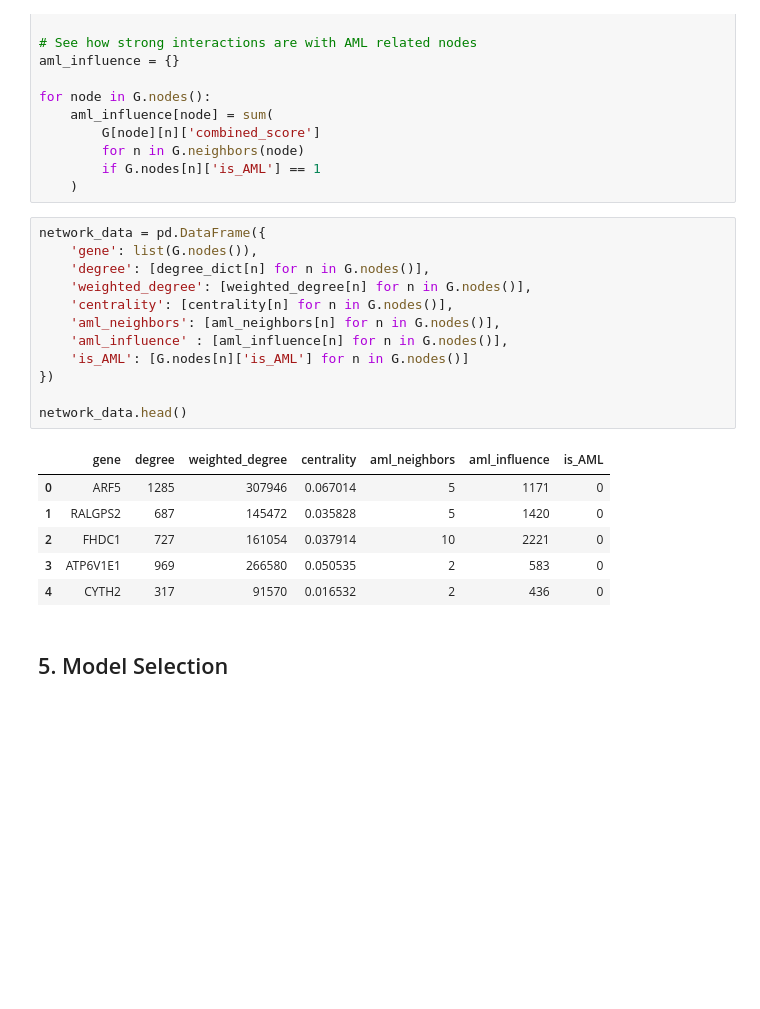
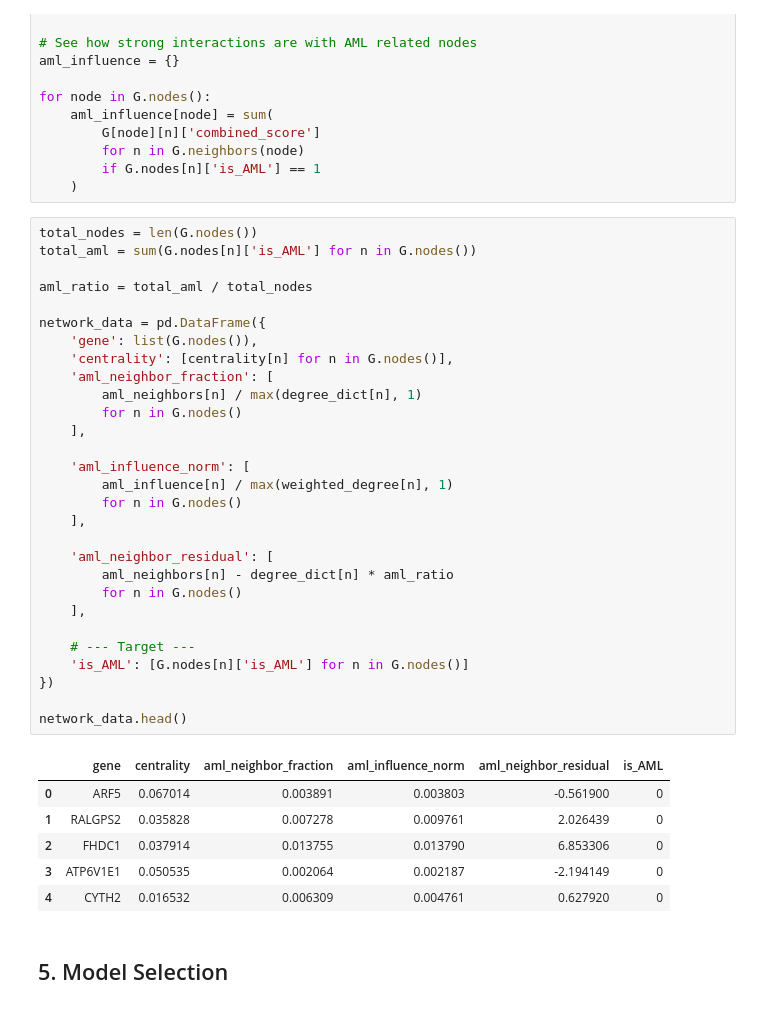
Before and after one commit to JuanSeguraA/ppi-cancer-prediction, a Jupyter notebook: ppi_cancer_prediction.ipynb, the cells around one changed output. Cells and saved outputs as stored; diff of their text form; blank space fills up the shorter version.

```diff
--- a/ppi_cancer_prediction.ipynb
+++ b/ppi_cancer_prediction.ipynb
@@ -322,24 +322,41 @@ for node in G.nodes():
         if G.nodes[n]['is_AML'] == 1
     )
 # %%
+total_nodes = len(G.nodes())
+total_aml = sum(G.nodes[n]['is_AML'] for n in G.nodes())
+
+aml_ratio = total_aml / total_nodes
+
 network_data = pd.DataFrame({
     'gene': list(G.nodes()),
-    'degree': [degree_dict[n] for n in G.nodes()],
-    'weighted_degree': [weighted_degree[n] for n in G.nodes()],
     'centrality': [centrality[n] for n in G.nodes()],
-    'aml_neighbors': [aml_neighbors[n] for n in G.nodes()],
-    'aml_influence' : [aml_influence[n] for n in G.nodes()],
+    'aml_neighbor_fraction': [
+        aml_neighbors[n] / max(degree_dict[n], 1)
+        for n in G.nodes()
+    ],
+
+    'aml_influence_norm': [
+        aml_influence[n] / max(weighted_degree[n], 1)
+        for n in G.nodes()
+    ],
+
+    'aml_neighbor_residual': [
+        aml_neighbors[n] - degree_dict[n] * aml_ratio
+        for n in G.nodes()
+    ],
+
+    # --- Target ---
     'is_AML': [G.nodes[n]['is_AML'] for n in G.nodes()]
 })
 
 network_data.head()
 # %% [output]
-|  | gene | degree | weighted_degree | centrality | aml_neighbors | aml_influence | is_AML |
-| 0 | ARF5 | 1285 | 307946 | 0.067014 | 5 | 1171 | 0 |
-| 1 | RALGPS2 | 687 | 145472 | 0.035828 | 5 | 1420 | 0 |
-| 2 | FHDC1 | 727 | 161054 | 0.037914 | 10 | 2221 | 0 |
-| 3 | ATP6V1E1 | 969 | 266580 | 0.050535 | 2 | 583 | 0 |
-| 4 | CYTH2 | 317 | 91570 | 0.016532 | 2 | 436 | 0 |
+|  | gene | centrality | aml_neighbor_fraction | aml_influence_norm | aml_neighbor_residual | is_AML |
+| 0 | ARF5 | 0.067014 | 0.003891 | 0.003803 | -0.561900 | 0 |
+| 1 | RALGPS2 | 0.035828 | 0.007278 | 0.009761 | 2.026439 | 0 |
+| 2 | FHDC1 | 0.037914 | 0.013755 | 0.013790 | 6.853306 | 0 |
+| 3 | ATP6V1E1 | 0.050535 | 0.002064 | 0.002187 | -2.194149 | 0 |
+| 4 | CYTH2 | 0.016532 | 0.006309 | 0.004761 | 0.627920 | 0 |
 # %% [markdown]
 ## 5. Model Selection
 # %% [markdown]
```
Also changed, not shown: parts of 2 cells of this notebook.
